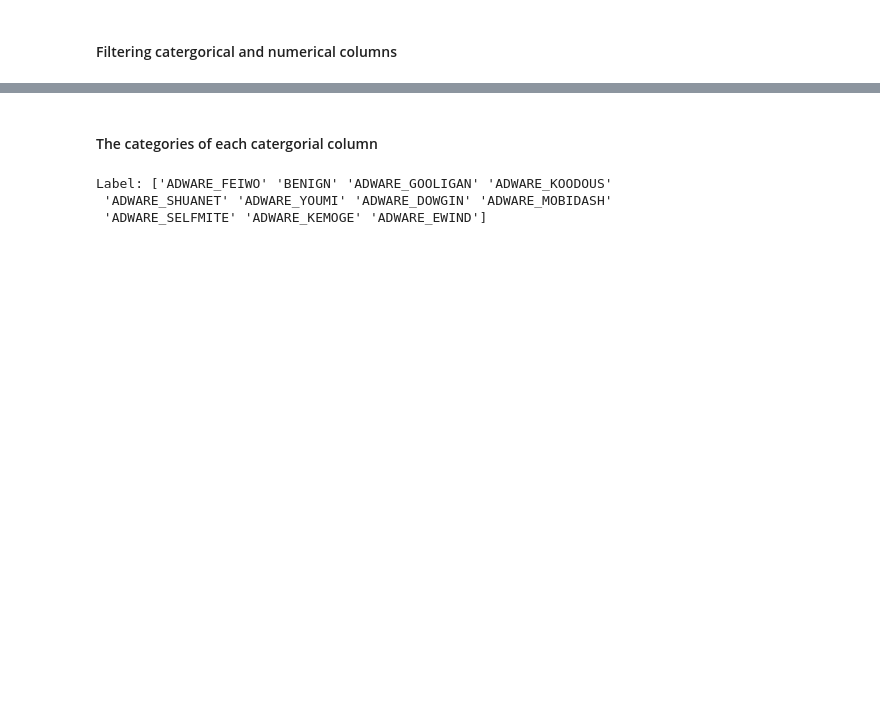
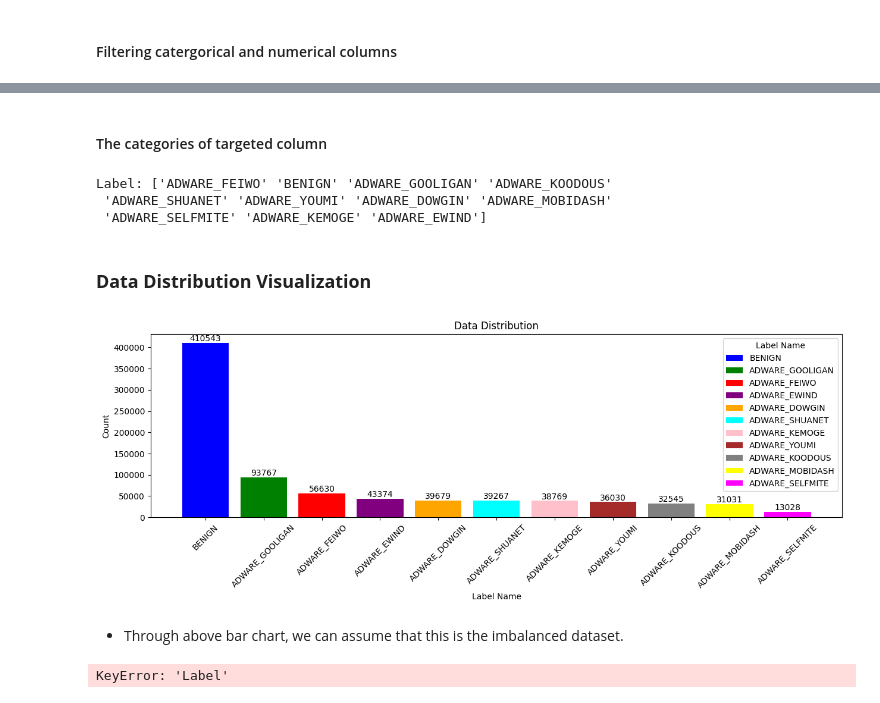
Before and after one commit to QioCas/ML-final-project, a Jupyter notebook: report.ipynb, the cells around one changed output, grey strips where cells are left out. Cells and saved outputs as stored; diff of their text form; code cells hidden in the pictures; blank space fills up the shorter version.

```diff
--- a/report.ipynb
+++ b/report.ipynb
@@ -65,10 +69,58 @@ Number of numerical columns: 80
 Numerical columns: [' Source Port', ' Destination Port', ' Protocol', ' Flow Duration', ' Total Fwd Packets', ' Total Backward Packets', 'Total Length of Fwd Packets', ' Total Length of Bwd Packets',  ...
 # %% [markdown]
-#### The categories of each catergorial column
+#### The categories of targeted column
-# %%
-for col in cat_col:
-  print(f'{col}: {df[col].unique()}')
-# %% [output]
-Label: ['ADWARE_FEIWO' 'BENIGN' 'ADWARE_GOOLIGAN' 'ADWARE_KOODOUS'
- 'ADWARE_SHUANET' 'ADWARE_YOUMI' 'ADWARE_DOWGIN' 'ADWARE_MOBIDASH'
- 'ADWARE_SELFMITE' 'ADWARE_KEMOGE' 'ADWARE_EWIND']
+# %%
+print(f'Label: {df["Label"].unique()}')
+# %% [output]
+Label: ['ADWARE_FEIWO' 'BENIGN' 'ADWARE_GOOLIGAN' 'ADWARE_KOODOUS'
+ 'ADWARE_SHUANET' 'ADWARE_YOUMI' 'ADWARE_DOWGIN' 'ADWARE_MOBIDASH'
+ 'ADWARE_SELFMITE' 'ADWARE_KEMOGE' 'ADWARE_EWIND']
+# %%
+from sklearn.preprocessing import LabelEncoder
+
+# Label Encoder
+encoder = LabelEncoder()
+encoded = encoder.fit_transform(df['Label'])
+df['Label'] = encoder.fit_transform(df['Label'])
+# %% [markdown]
+### **Data Distribution Visualization**
+# %%
+# Set the width and height size
+plt.figure(figsize=(15,4))
+
+# Get labels and values of column 'Label'
+labels = df['Label'].value_counts().index.to_numpy()
+values = df['Label'].value_counts().values
+
+# Create colors
+colors = ['blue', 'green', 'red', 'purple', 'orange', 'cyan', 'pink', 'brown', 'gray', 'yellow', 'magenta']
+
+# Create bars
+bars = plt.bar(labels, values, align='center',label=labels, color=colors)
+
+# Title & labels
+plt.title('Data Distribution')
+plt.xlabel('Label Name')
+plt.ylabel('Count')
+plt.legend(title='Label Name')
+plt.xticks(rotation=45)
+
+# Add value labels on top of bars
+for bar, value in zip(bars, values):
+    plt.text(bar.get_x() + bar.get_width() / 2, bar.get_height(), str(value),
+             ha='center', va='bottom', fontsize=10)
+# %% [output]
+[figure, added]
+# %% [markdown]
+- Through above bar chart, we can assume that this is the imbalanced dataset.
+# %%
+corr_df=df.corr(numeric_only=True)['Label']
+corr_df
+corr_df.to_csv('corr_df.csv',index=True)
+corr_df = corr_df.to_frame()
+plt.figure(figsize=(10,15))
+sns.heatmap(corr_df,annot=True,cmap='coolwarm')
+plt.title("Correlation Between Features and Target")
+plt.show()
+# %% [output]
+KeyError: 'Label'
```
Also changed, not shown: parts of 3 cells of this notebook.
